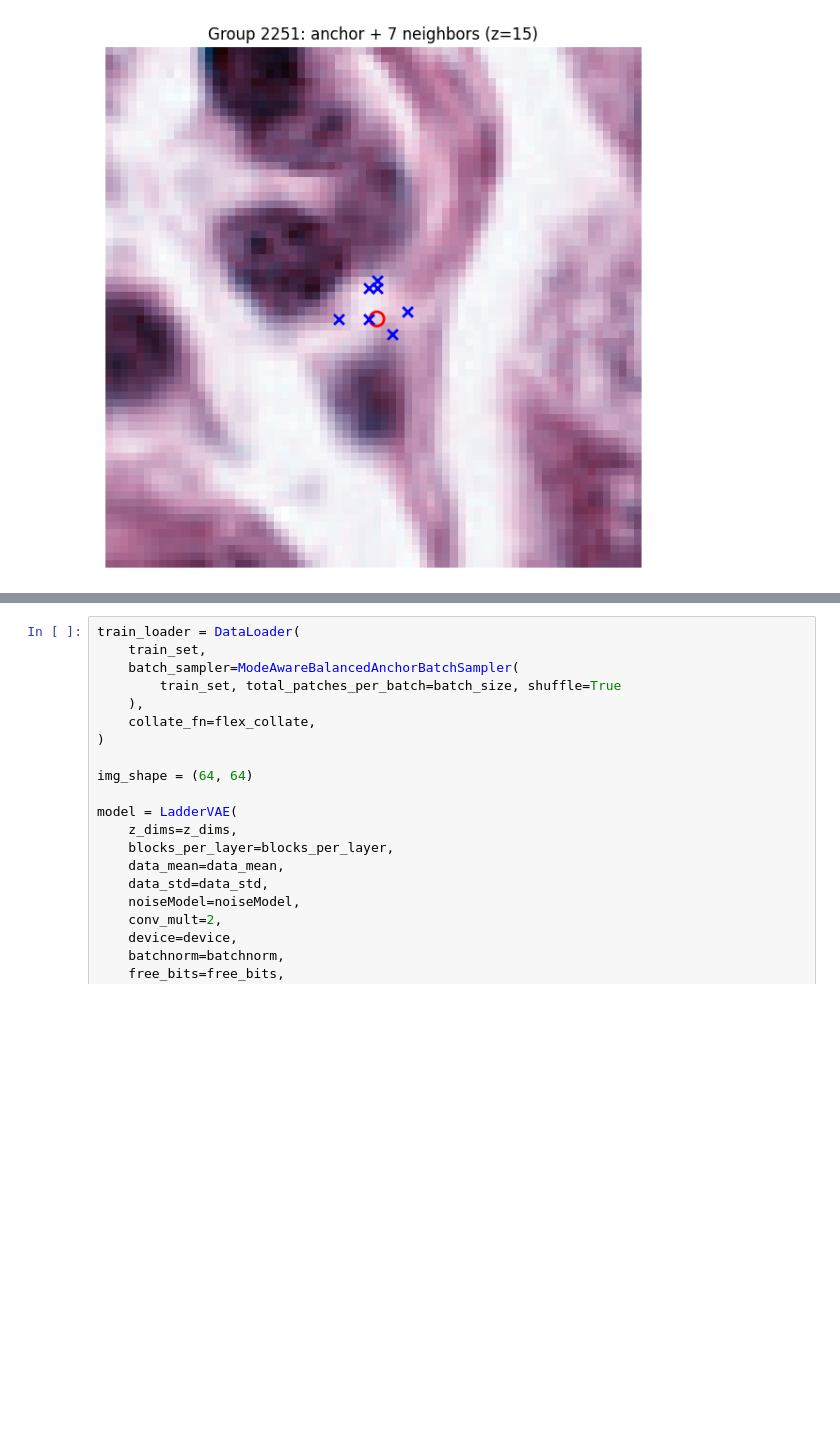
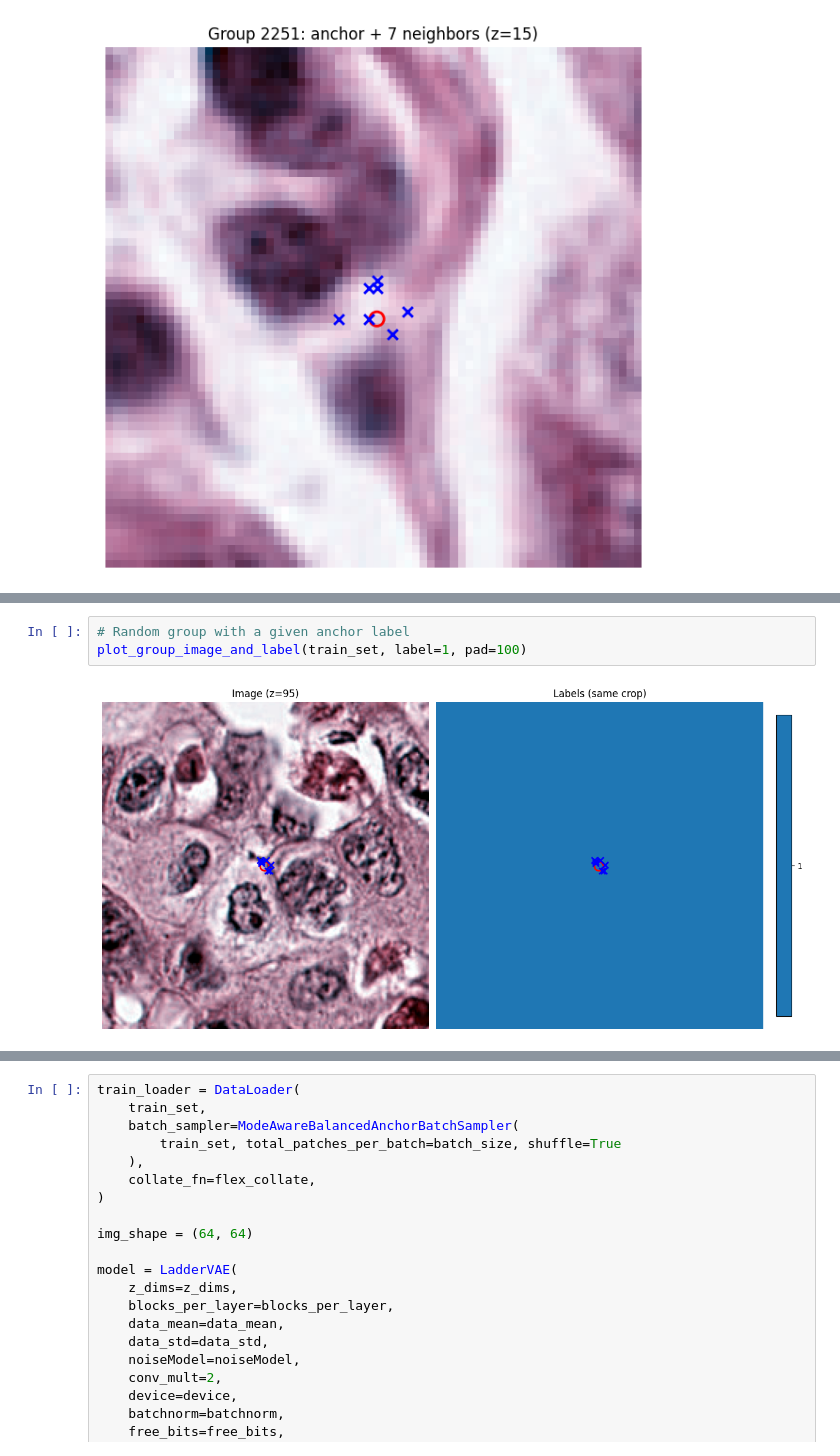
Before and after one commit to shei-dark/HDN, a Jupyter notebook: Prediction/test.ipynb, the cells around one changed output, grey strips where cells are left out. Cells and saved outputs as stored; diff of their text form; blank space fills up the shorter version.

Commit message:
full img histology plot

```diff
--- a/Prediction/test.ipynb
+++ b/Prediction/test.ipynb
@@ -390,0 +527,5 @@ plot_group_all_in_one(train_set, label=19, robust=False)
+# %%
+# Random group with a given anchor label
+plot_group_image_and_label(train_set, label=1, pad=100)
+# %% [output]
+[figure, added]
```
Also changed, not shown: parts of 3 cells of this notebook, 1 other file.
